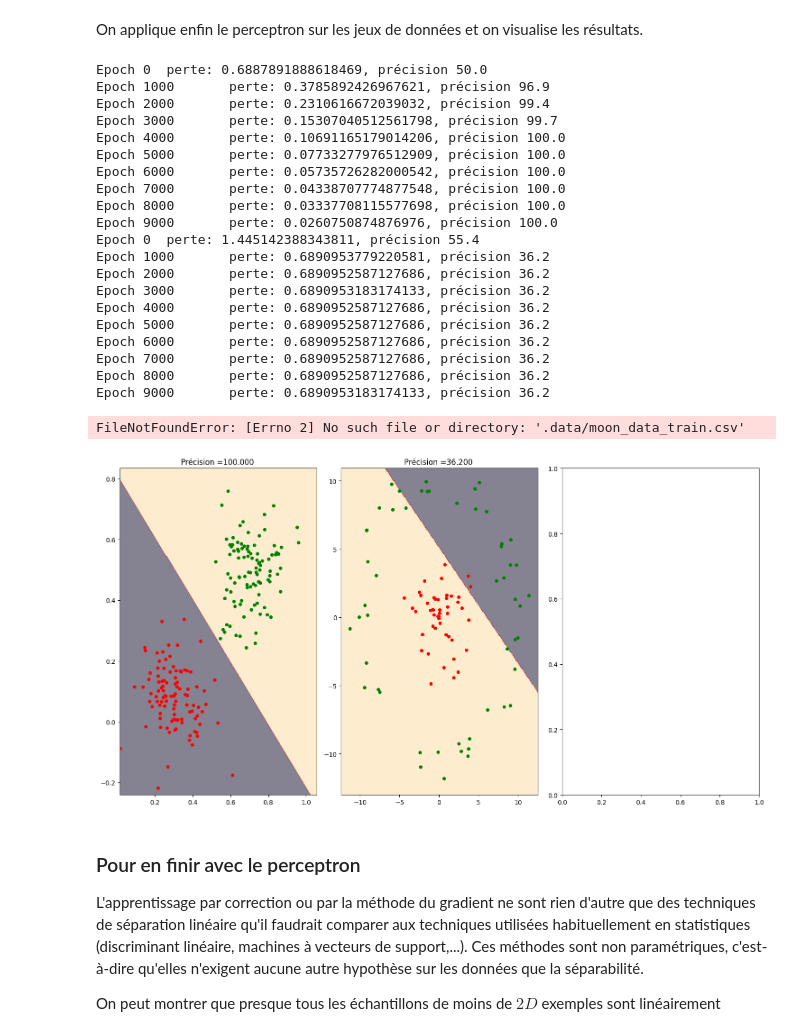
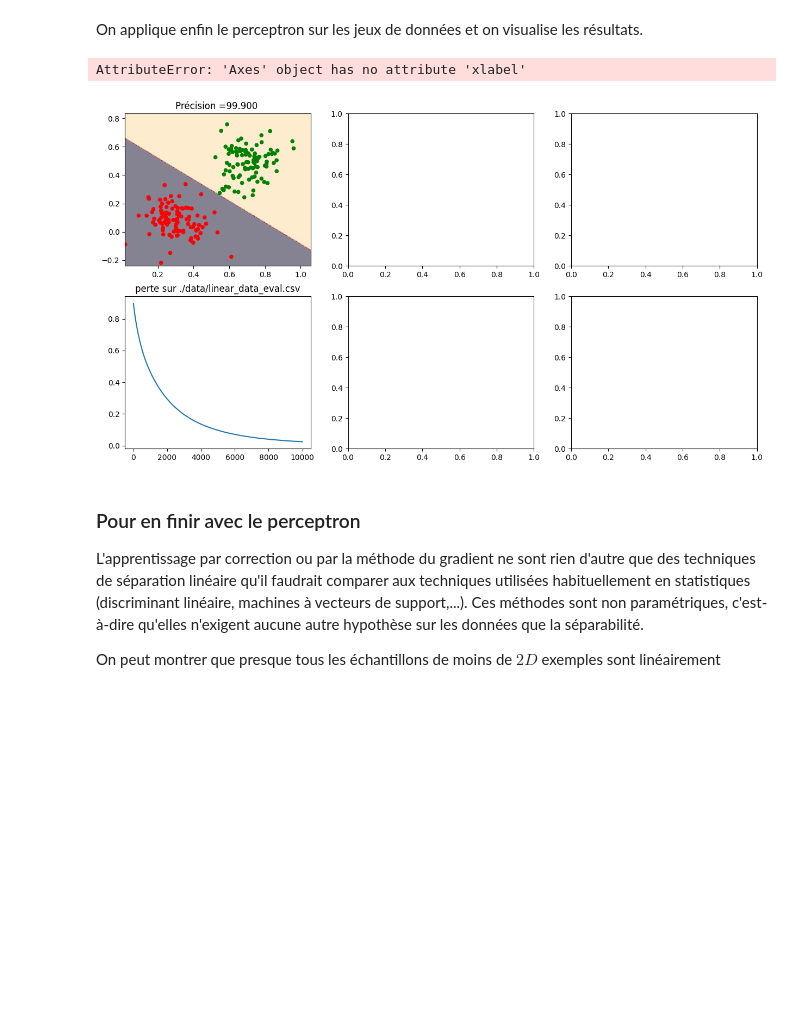
Before and after one commit to vbarra/DLbook, a Jupyter notebook: _sources/NN.ipynb, the cells around one changed output. Saved outputs shown, nothing was run; the diff lists cells and outputs as text; code cells hidden in the pictures; blank space fills up the shorter version.

```diff
--- a/_sources/NN.ipynb
+++ b/_sources/NN.ipynb
@@ -568,7 +568,7 @@ import torch
 import torch.nn as nn
 import torch.optim as optim
 
-fichiers_train = ['./data/linear_data_train.csv','./data/twocircles_data_train.csv','.data/moon_data_train.csv']
+fichiers_train = ['./data/linear_data_train.csv','./data/twocircles_data_train.csv','./data/moon_data_train.csv']
 fichiers_test = ['./data/linear_data_eval.csv','./data/twocircles_data_eval.csv','./data/moon_data_eval.csv']
 
 # Fonction de lecture des jeux de données
@@ -591,7 +591,7 @@ def extract_data(filename):
 # %% [markdown]
 On écrit une fonction permettant de visualiser le résultat de la classification par le perceptron.
 # %%
-def plotResults(ax,X,Y,model,title):
+def plotResults(ax,ay,X,Y,model,title,pltloss,name):
     mins = np.amin(X,0);
     mins = mins - 0.1*np.abs(mins);
     maxs = np.amax(X,0);
@@ -609,6 +609,11 @@ def plotResults(ax,X,Y,model,title):
     ax.contourf(xs, ys, Z, cmap=plt.cm.magma,alpha=.5)
     ax.scatter(np.array(X[:, 0]),np.array(X[:, 1]),c= np.array(labelY),s=20,cmap=colors.ListedColormap(['red', 'green']))
     ax.set_title(title)
+
+    ay.plot(pltloss)
+    ay.set_title("perte sur " + name)
+    ay.xlabel("epoch")
+
     plt.tight_layout()
 # %% [markdown]
 On construit ensuite le perceptron (extension de la classe ` nn.Module`)
@@ -636,61 +641,39 @@ On écrit ensuite la fonction d'entraînement. La fonction de perte est l'[entro
 loss = nn.BCELoss()
 
 def train_session(X,y,classifier,criterion,optimizer,n_epochs=num_epochs):
-
+    loss_values = []
     losses = np.zeros(n_epochs)
     correct = 0
     for iter in range(n_epochs):
-        optimizer.zero_grad() #reinitialize gradient at each epoch
+        optimizer.zero_grad()
         yPred = classifier(X)
         loss = criterion(yPred,y)
-        losses[iter] = loss.item()
+        loss_values.append(loss.detach().numpy())
         #Gradient et rétropropagation
         loss.backward()
         #Mise à jour des poids
         optimizer.step()
         y2 = yPred>0.5
         correct = (y2 == y).sum().item()/2
-        if (iter %1000 ==0):
-            print('Epoch {}\t perte: {}, précision {}'.format(iter,loss,100 * correct / (X.shape[0])))
     acc = 100 * correct / (X.shape[0])
-    return losses,acc
+    return loss_values,acc
 # %% [markdown]
 On applique enfin le perceptron sur les jeux de données et on visualise les résultats.
 # %%
-fig,axs = plt.subplots(1, 3,figsize=(15,8))
+fig,axs = plt.subplots(2, 3,figsize=(15,8))
 for i,name_train,name_test in zip ([0,1,2],fichiers_train,fichiers_test):
     train_data,train_labels = extract_data(name_train)
     test_data, test_labels = extract_data(name_test)
 
     model = Perceptron(train_data.shape[1])
     optimizer = optim.Adam(model.parameters())
-    losses,acc = train_session(torch.FloatTensor(train_data),torch.FloatTensor(train_labels),model,loss,optimizer)
+    pltloss,acc = train_session(torch.FloatTensor(train_data),torch.FloatTensor(train_labels),model,loss,optimizer)
 
     titre= "Précision ={0:5.3f} ".format(acc)
-    plotResults(axs[i],test_data, test_labels, model, titre)
+    plotResults(axs[0][i],axs[1][i],test_data, test_labels, model, titre, pltloss, name_test)
 # %% [output]
-Epoch 0  perte: 0.6887891888618469, précision 50.0
-Epoch 1000       perte: 0.3785892426967621, précision 96.9
-Epoch 2000       perte: 0.2310616672039032, précision 99.4
-Epoch 3000       perte: 0.15307040512561798, précision 99.7
-Epoch 4000       perte: 0.10691165179014206, précision 100.0
-Epoch 5000       perte: 0.07733277976512909, précision 100.0
-Epoch 6000       perte: 0.05735726282000542, précision 100.0
-Epoch 7000       perte: 0.04338707774877548, précision 100.0
-Epoch 8000       perte: 0.03337708115577698, précision 100.0
-Epoch 9000       perte: 0.0260750874876976, précision 100.0
-Epoch 0  perte: 1.445142388343811, précision 55.4
-Epoch 1000       perte: 0.6890953779220581, précision 36.2
-Epoch 2000       perte: 0.6890952587127686, précision 36.2
-Epoch 3000       perte: 0.6890953183174133, précision 36.2
-Epoch 4000       perte: 0.6890952587127686, précision 36.2
-Epoch 5000       perte: 0.6890952587127686, précision 36.2
-Epoch 6000       perte: 0.6890952587127686, précision 36.2
-Epoch 7000       perte: 0.6890952587127686, précision 36.2
-Epoch 8000       perte: 0.6890952587127686, précision 36.2
-Epoch 9000       perte: 0.6890953183174133, précision 36.2
+AttributeError: 'Axes' object has no attribute 'xlabel'
-FileNotFoundError: [Errno 2] No such file or directory: '.data/moon_data_train.csv'
-[figure, old version]
+[figure, new version]
 # %% [markdown]
 ### Pour en finir avec le perceptron
 
```
Also changed, not shown: 5 other files.
